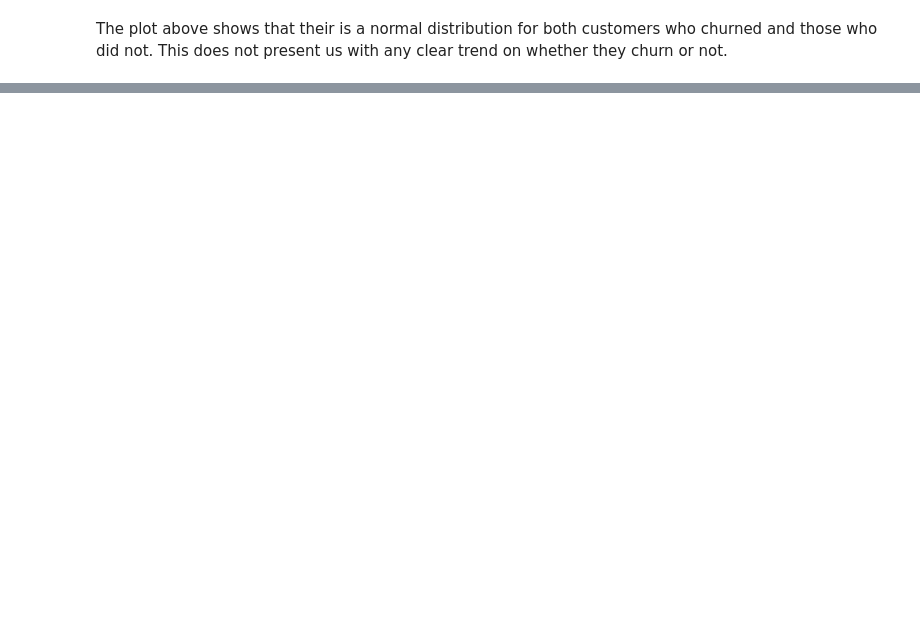
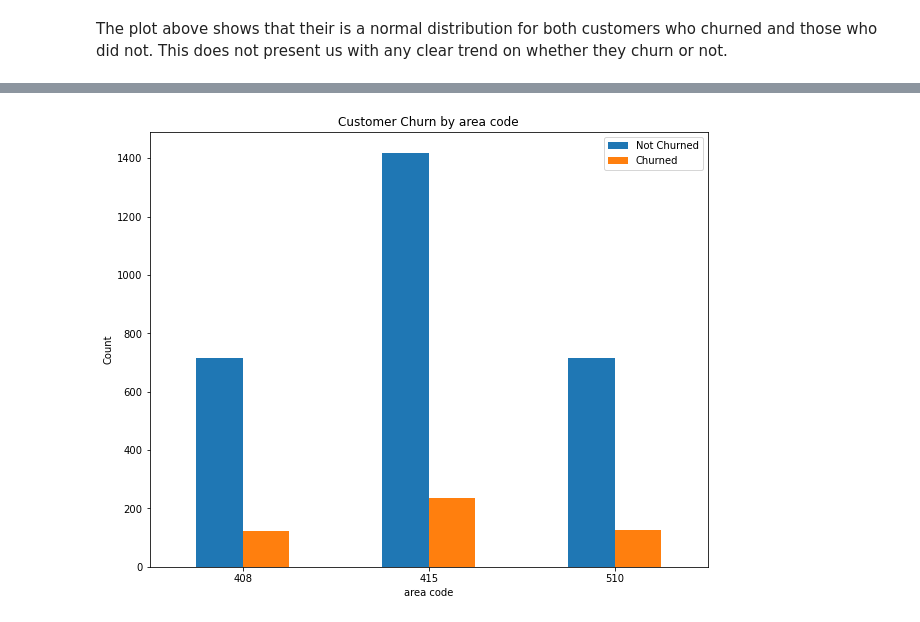
Before and after one commit to HMWIAM/Phase_3_SyriaTel_project_HMWIAM, a Jupyter notebook: A. Original/MINE.ipynb, the cells around one changed output, grey strips where cells are left out. Cells and saved outputs as stored; diff of their text form; code cells hidden in the pictures; blank space fills up the shorter version.

```diff
--- a/A. Original/MINE.ipynb
+++ b/A. Original/MINE.ipynb
@@ -443,3 +461,19 @@ From the analysis above, all columns except the number of vmails messages, intl
 # %% [markdown]
 ### Bi-variate Analysis
 In this section, I will be exploring the relationship between the churn column and the various columns in the dataset.
+# %%
+def plot_churn_by_feature(df, feature):
+    '''
+    Plots customer churn by a specified feature in the dataframe
+    '''
+
+    # Group the data by the specified feature and churn, and get the count for each combination
+    churn_counts = df.groupby([feature, 'churn']).size().unstack()
+
+    # Plot the bar chart
+    churn_counts.plot(kind='bar', title=f"Customer Churn by {feature}", figsize=(10, 8))
+    plt.xticks(rotation=0)
+    plt.xlabel(feature)
+    plt.ylabel('Count')
+    plt.legend(['Not Churned', 'Churned'])
+    plt.show()
@@ -468,0 +510,4 @@ The plot above shows that their is a normal distribution for both customers who
+# %%
+plot_churn_by_feature(df, 'area code')
+# %% [output]
+[figure, added]
```
Also changed, not shown: parts of 55 cells of this notebook, 39 other files.
